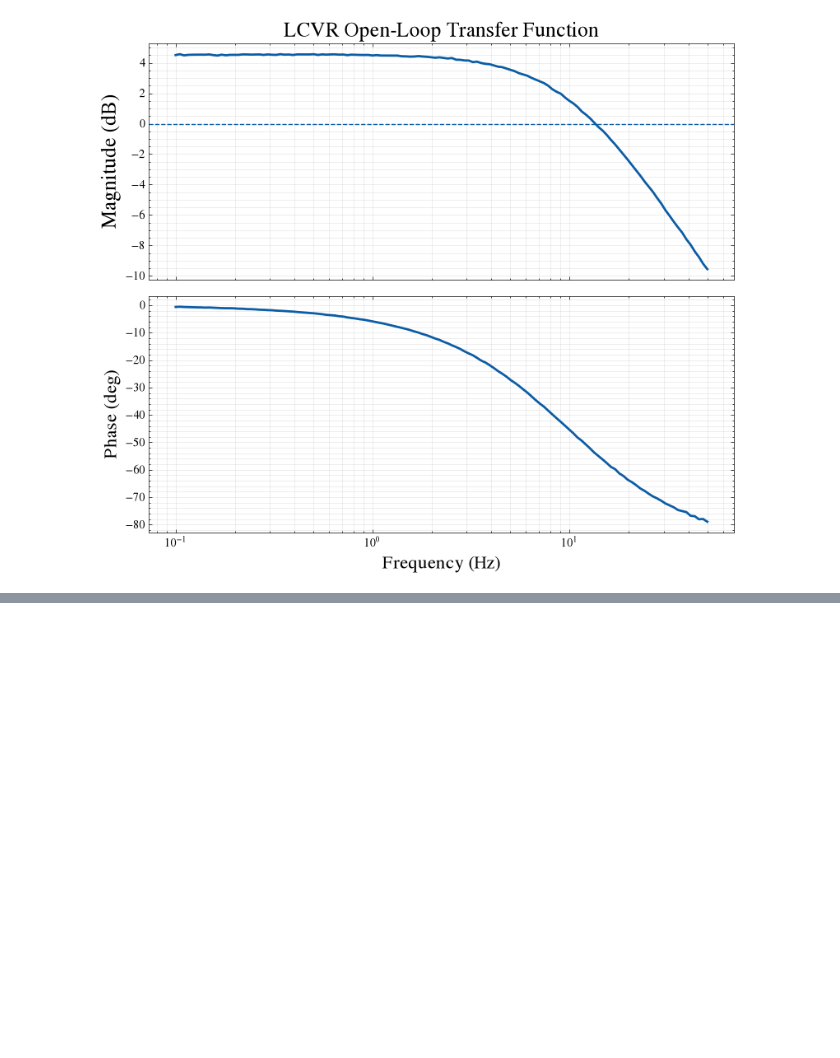
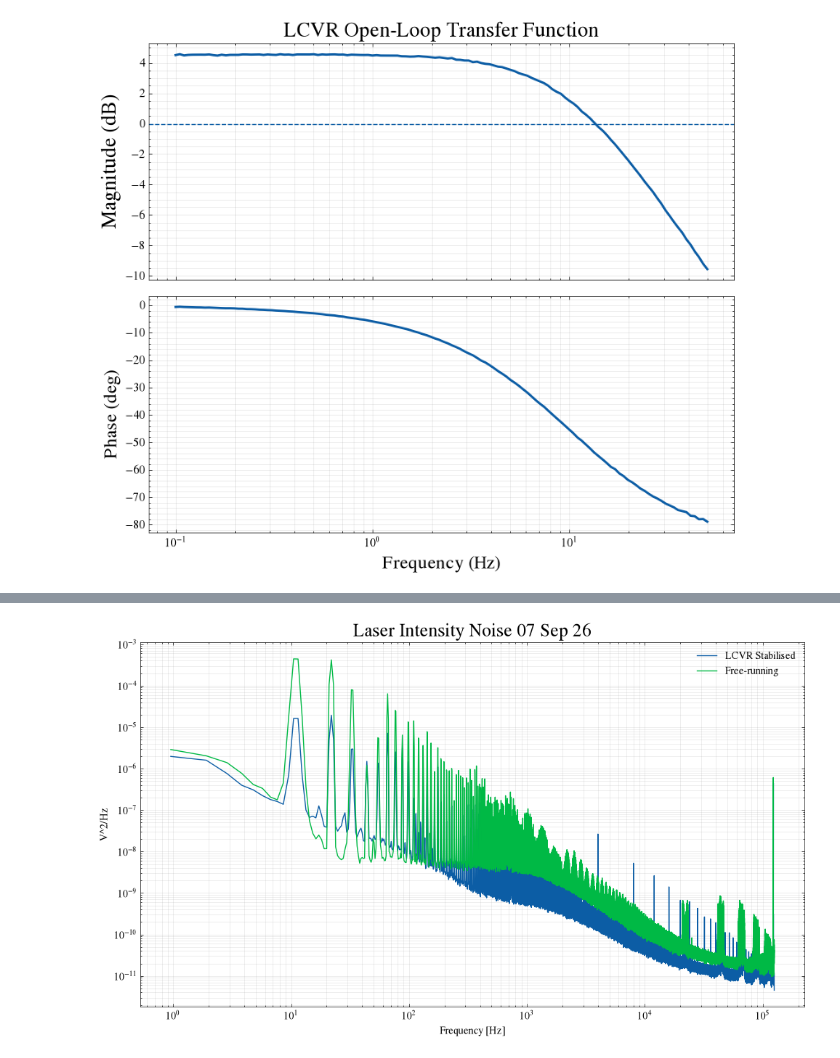
Before and after one commit to DrTheJazz26/Noise_budget, a Jupyter notebook: laser_RIN.ipynb, the cells around one changed output, grey strips where cells are left out. Saved outputs shown, nothing was run; the diff lists cells and outputs as text; code cells hidden in the pictures; blank space fills up the shorter version.

```diff
--- a/laser_RIN.ipynb
+++ b/laser_RIN.ipynb
@@ -366,0 +518,15 @@ Optical-power RMS noise (10–100000 Hz): 4.35684 µW RMS
+# %%
+plt.figure(figsize=(10, 6))
+
+plt.loglog(f_stabilised[1:], voltage_psd_stabilised[1:],label="LCVR Stabilised")
+
+plt.title("Laser Intensity Noise 07 Sep 26", fontsize=18)
+plt.loglog(f_free_running[1:], voltage_psd_free_running[1:],label="Free-running")
+plt.xlabel("Frequency [Hz]")
+plt.ylabel("V^2/Hz")
+plt.grid(True, which="both", alpha=0.3)
+plt.legend()
+plt.tight_layout()
+plt.show()
+# %% [output]
+[figure, added]
```
Also changed, not shown: parts of 9 cells of this notebook.
